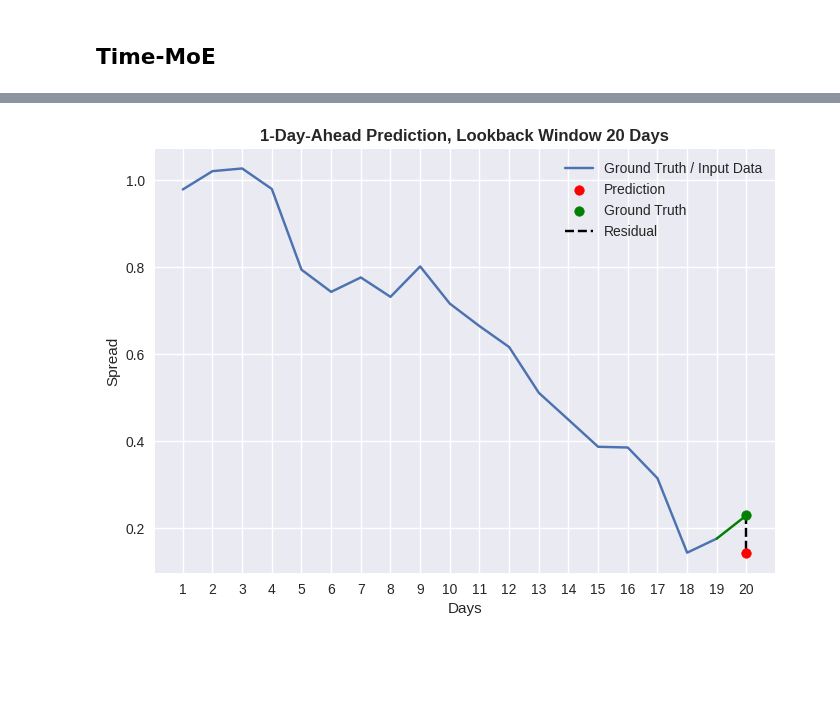
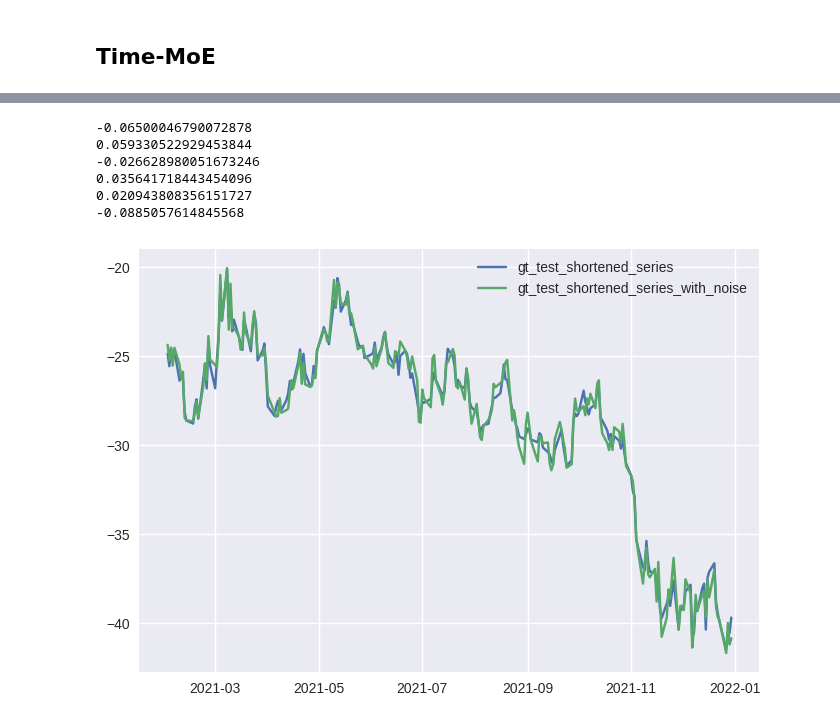
Before and after one commit to maviddoerdijk/bsc-thesis, a Jupyter notebook: exp/end_results_sup_analysis_test_mse_profitability.ipynb, the cells around one changed output, grey strips where cells are left out. Saved outputs shown, nothing was run; the diff lists cells and outputs as text; code cells hidden in the pictures; blank space fills up the shorter version.

```diff
--- a/exp/end_results_sup_analysis_test_mse_profitability.ipynb
+++ b/exp/end_results_sup_analysis_test_mse_profitability.ipynb
@@ -767,40 +1232,39 @@ Pair & Cointegration Score & val MSE & test MSE & YoY Returns (std) & \makecell{
-# %%
-import matplotlib.pyplot as plt
-
-look_back = 20
-
-# Make artificial day numbers for plotting: 1 to 20
-days = list(range(1, look_back + 1))
-
-# Prepare data
-gt_series = output_transformer['gt_test_shortened_series'][:look_back]
-# For single ground truth and prediction, use the last value (day 20)
-single_value_gt = gt_series.iloc[look_back - 1:look_back]
-single_value_pred = output_transformer['forecast_test_shortened_series'].iloc[look_back - 1:look_back]
-# For previous two ground truths (day 19 and 20)
-two_values_gt = gt_series.iloc[look_back - 2:look_back]
-
-# Plot the ground truth (first 19 days)
-plt.plot(days[:look_back - 1], gt_series.iloc[:look_back - 1], label="Ground Truth / Input Data")
-
-# Plot the last 2 ground truth points in green (day 19 & 20)
-plt.plot([days[look_back - 2], days[look_back - 1]], two_values_gt, color='green')
-
-# Plot the predicted value (day 20)
-plt.scatter([days[look_back - 1]], single_value_pred, color='red', zorder=3, label="Prediction")
-
-# Plot the ground truth value (day 20)
-plt.scatter([days[look_back - 1]], single_value_gt, color='green', zorder=2, label="Ground Truth")
-
-# Plot the residual as a dashed line between GT and Pred at day 20
-plt.plot([days[look_back - 1], days[look_back - 1]], [single_value_gt.values[0], single_value_pred.values[0]],
-         'k--', zorder=1, label="Residual")
-
-plt.legend()
-plt.xlabel("Days")
-plt.ylabel("Spread")
-plt.xticks(days)  # x-axis ticks: 1, 2, ..., 20
-plt.title("1-Day-Ahead Prediction, Lookback Window 20 Days", fontweight='bold')
-plt.show()
-# %% [output]
-[figure, removed]
+# %%
+pairs_timeseries = output_timemoe['pairs_timeseries']
+
+output = get_gt_yoy_returns_test_dev(pairs_timeseries, dev_frac, train_frac, look_back=20)
+gt_yoy, gt_yoy_for_dev_dataset = output['gt_yoy_test'], output['gt_yoy_dev']
+
+test_s1_shortened = output_timemoe['test_s1_shortened']
+test_s2_shortened = output_timemoe['test_s2_shortened']
+forecast_test_shortened_series = output_timemoe['forecast_test_shortened_series']
+gt_test_shortened_series = output_timemoe['gt_test_shortened_series']
+
+min_position = 2.00
+max_position = 4.00
+min_clearing = 0.30
+max_clearing = 0.70
+position_thresholds = np.linspace(min_position, max_position, num=10)
+clearing_thresholds = np.linspace(min_clearing, max_clearing, num=10)
+
+
+yoy_mean, yoy_std = calculate_return_uncertainty(test_s1_shortened, test_s2_shortened, forecast_test_shortened_series, position_thresholds=position_thresholds, clearing_thresholds=clearing_thresholds)
+gt_yoy_using_timemoe, gt_yoy_std_using_timemoe = calculate_return_uncertainty(test_s1_shortened, test_s2_shortened, gt_test_shortened_series, position_thresholds=position_thresholds, clearing_thresholds=clearing_thresholds)
+# %%
+# add artificial noise to gt_yoy
+gt_test_shortened_series_with_noise = gt_test_shortened_series + np.random.normal(0, 0.5, len(gt_test_shortened_series))
+plt.plot(gt_test_shortened_series, label="gt_test_shortened_series")
+plt.plot(gt_test_shortened_series_with_noise, label="gt_test_shortened_series_with_noise")
+plt.legend()
+
+for noise in [0, 0.5, 1.0, 2.0, 3.0, 4.0]:
+  yoy_mean, yoy_std = calculate_return_uncertainty(test_s1_shortened, test_s2_shortened, gt_test_shortened_series + np.random.normal(0, noise, len(gt_test_shortened_series)), position_thresholds=position_thresholds, clearing_thresholds=clearing_thresholds)
+  print(yoy_mean)
+# %% [output]
+-0.06500046790072878
+0.059330522929453844
+-0.026628980051673246
+0.035641718443454096
+0.020943808356151727
+-0.0885057614845568
+[figure, added]
```
Also changed, not shown: parts of 10 cells of this notebook.
